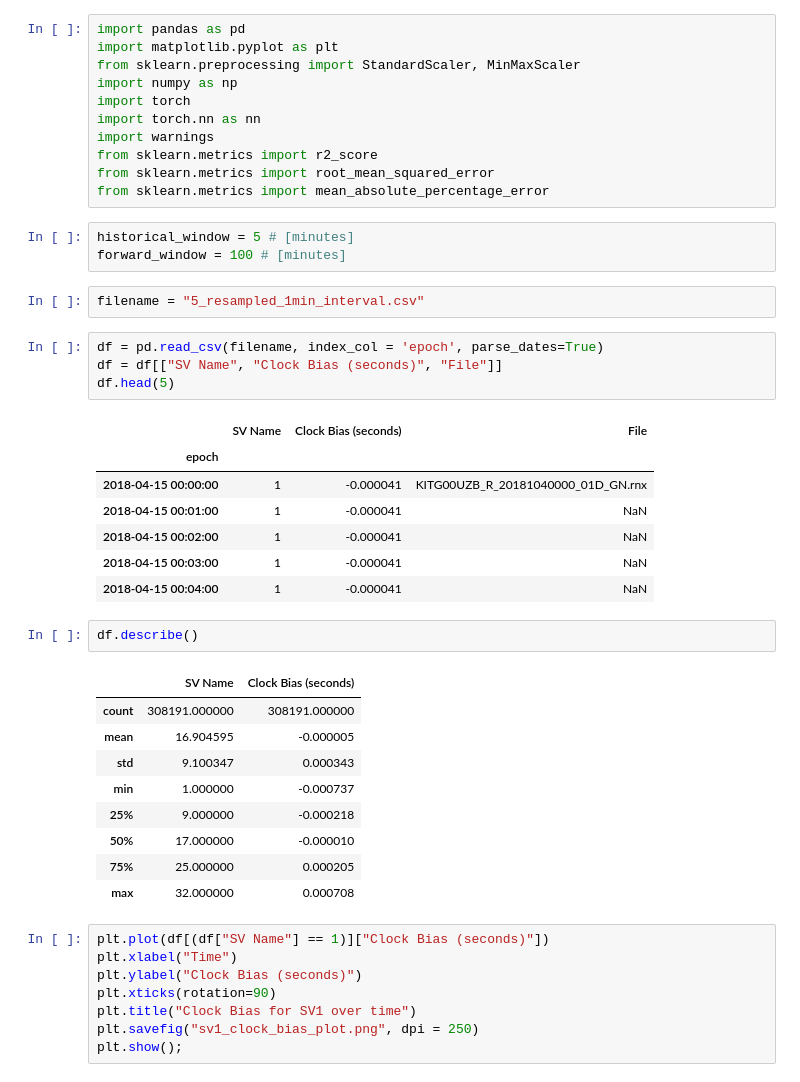
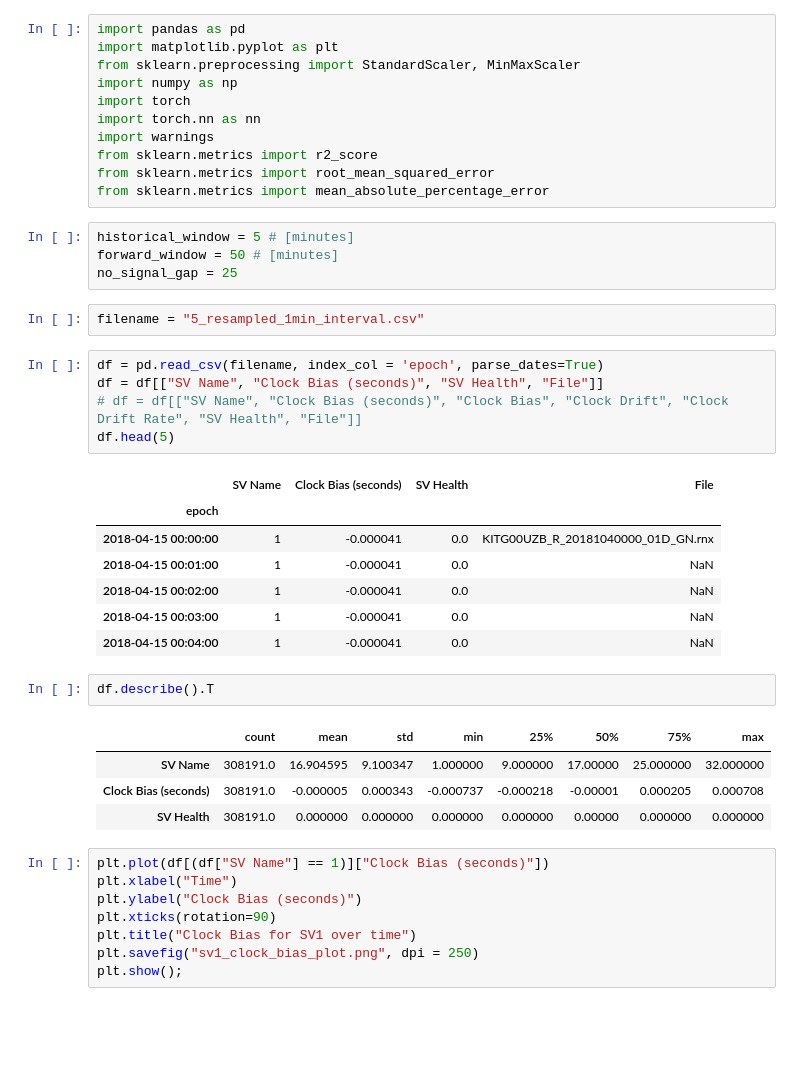
Before and after one commit to marilynbraojos/gps_clock_drift_estimation, a Jupyter notebook: minimum_viable_product/multivariate_lstm_mvp.ipynb, the cells around one changed output. Saved outputs shown, nothing was run; the diff lists cells and outputs as text; blank space fills up the shorter version.

```diff
--- a/minimum_viable_product/multivariate_lstm_mvp.ipynb
+++ b/minimum_viable_product/multivariate_lstm_mvp.ipynb
@@ -28,33 +28,30 @@ from sklearn.metrics import root_mean_squared_error
 from sklearn.metrics import mean_absolute_percentage_error
 # %%
 historical_window = 5 # [minutes]
-forward_window = 100 # [minutes]
+forward_window = 50 # [minutes]
+no_signal_gap = 25
 # %%
 filename = "5_resampled_1min_interval.csv"
 # %%
 df = pd.read_csv(filename, index_col = 'epoch', parse_dates=True)
-df = df[["SV Name", "Clock Bias (seconds)", "File"]]
+df = df[["SV Name", "Clock Bias (seconds)", "SV Health", "File"]]
+# df = df[["SV Name", "Clock Bias (seconds)", "Clock Bias", "Clock Drift", "Clock Drift Rate", "SV Health", "File"]]
 df.head(5)
 # %% [output]
-|  | SV Name | Clock Bias (seconds) | File |
-| epoch |  |  |  |
-| 2018-04-15 00:00:00 | 1 | -0.000041 | KITG00UZB_R_20181040000_01D_GN.rnx |
-| 2018-04-15 00:01:00 | 1 | -0.000041 | NaN |
-| 2018-04-15 00:02:00 | 1 | -0.000041 | NaN |
-| 2018-04-15 00:03:00 | 1 | -0.000041 | NaN |
-| 2018-04-15 00:04:00 | 1 | -0.000041 | NaN |
+|  | SV Name | Clock Bias (seconds) | SV Health | File |
+| epoch |  |  |  |  |
+| 2018-04-15 00:00:00 | 1 | -0.000041 | 0.0 | KITG00UZB_R_20181040000_01D_GN.rnx |
+| 2018-04-15 00:01:00 | 1 | -0.000041 | 0.0 | NaN |
+| 2018-04-15 00:02:00 | 1 | -0.000041 | 0.0 | NaN |
+| 2018-04-15 00:03:00 | 1 | -0.000041 | 0.0 | NaN |
+| 2018-04-15 00:04:00 | 1 | -0.000041 | 0.0 | NaN |
 # %%
-df.describe()
+df.describe().T
 # %% [output]
-|  | SV Name | Clock Bias (seconds) |
-| count | 308191.000000 | 308191.000000 |
-| mean | 16.904595 | -0.000005 |
-| std | 9.100347 | 0.000343 |
-| min | 1.000000 | -0.000737 |
-| 25% | 9.000000 | -0.000218 |
-| 50% | 17.000000 | -0.000010 |
-| 75% | 25.000000 | 0.000205 |
-| max | 32.000000 | 0.000708 |
+|  | count | mean | std | min | 25% | 50% | 75% | max |
+| SV Name | 308191.0 | 16.904595 | 9.100347 | 1.000000 | 9.000000 | 17.00000 | 25.000000 | 32.000000 |
+| Clock Bias (seconds) | 308191.0 | -0.000005 | 0.000343 | -0.000737 | -0.000218 | -0.00001 | 0.000205 | 0.000708 |
+| SV Health | 308191.0 | 0.000000 | 0.000000 | 0.000000 | 0.000000 | 0.00000 | 0.000000 | 0.000000 |
 # %%
 plt.plot(df[(df["SV Name"] == 1)]["Clock Bias (seconds)"])
 plt.xlabel("Time")
```
Also changed, not shown: parts of 19 cells of this notebook, 3 other files.
